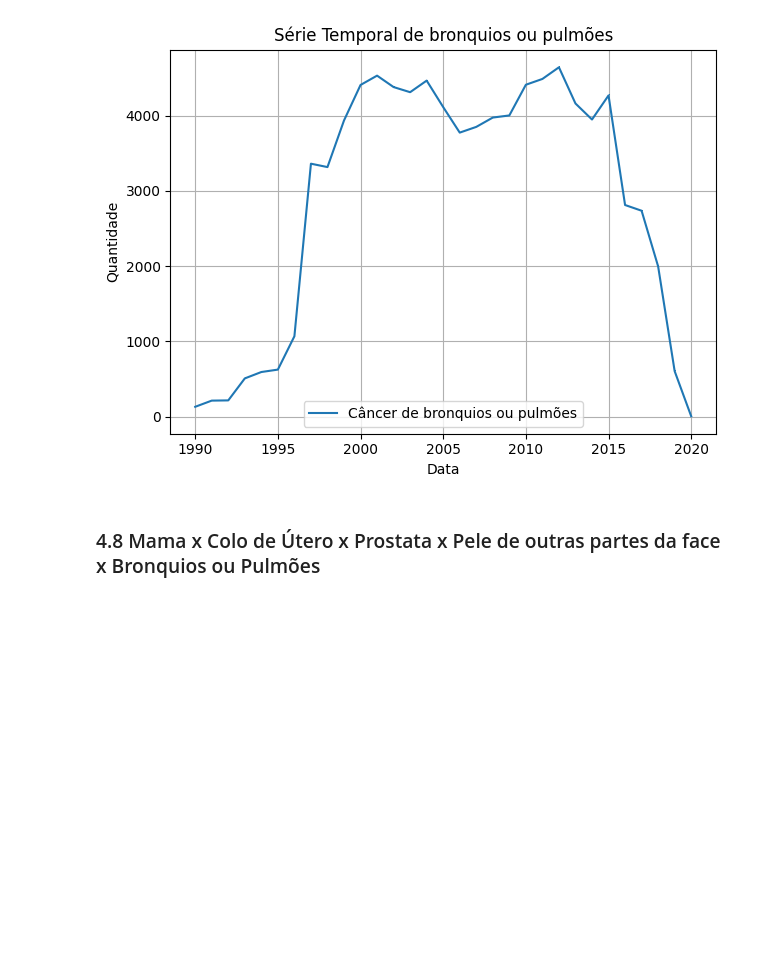
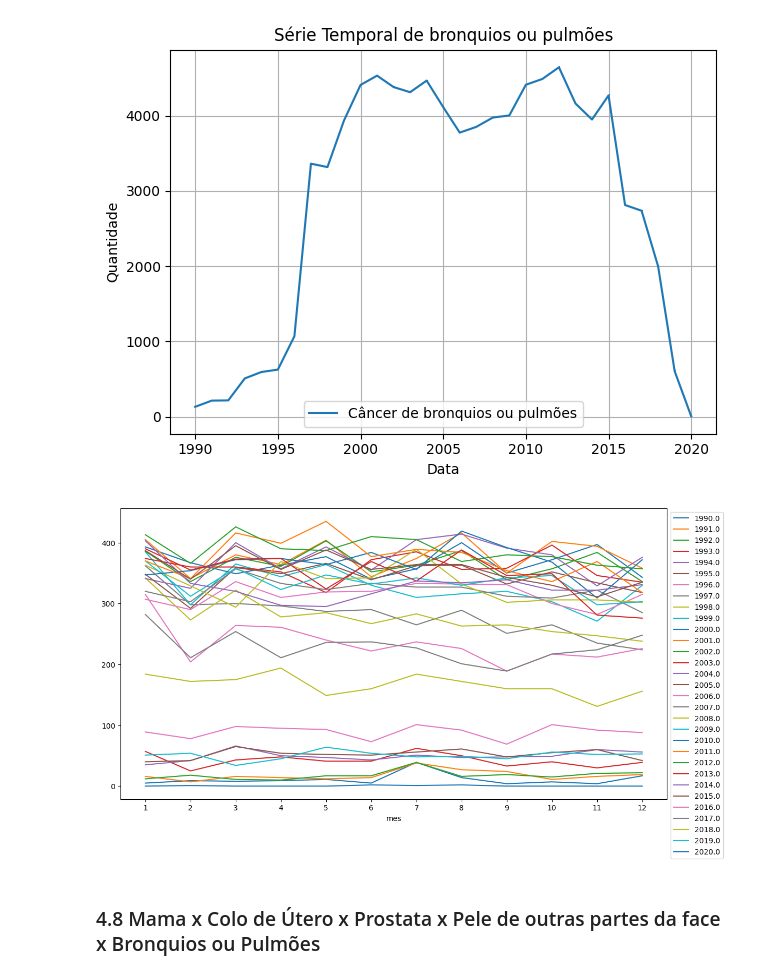
Before and after one commit to MateusVasc/IC-Cancer-Time-Series, a Jupyter notebook: presentation.ipynb, the cells around one changed output. Drawn from its saved outputs; the diff is of its cells as text; code cells hidden in the pictures; blank space fills up the shorter version.

```diff
--- a/presentation.ipynb
+++ b/presentation.ipynb
@@ -950,6 +988,25 @@ plt.tight_layout()
 plt.show()
 # %% [output]
 [figure]
+# %%
+df_test_5 = pd.DataFrame()
+
+df_test_5['ano'] = df_bronquios['Data de Diagnostico'].dt.year
+df_test_5['mes'] = df_bronquios['Data de Diagnostico'].dt.month
+
+df_group_5 = df_test_5.groupby(['ano', 'mes']).size().reset_index(name='contagem')
+
+df_pivot_5 = df_group_5.pivot(index='mes', columns='ano', values='contagem').fillna(0)
+
+fig, ax = plt.subplots(figsize=(12, 7))
+df_pivot_5.plot(ax=ax)
+ax.set_xticks(df_pivot_5.index)
+
+leg = ax.legend(loc='upper left', bbox_to_anchor=(1, 1))
+plt.tight_layout()
+plt.show()
+# %% [output]
+[figure, added]
 # %% [markdown]
 ### 4.8 Mama x Colo de Útero x Prostata x Pele de outras partes da face x Bronquios ou Pulmões
 # %%
```
Also changed, not shown: parts of 2 cells of this notebook.
